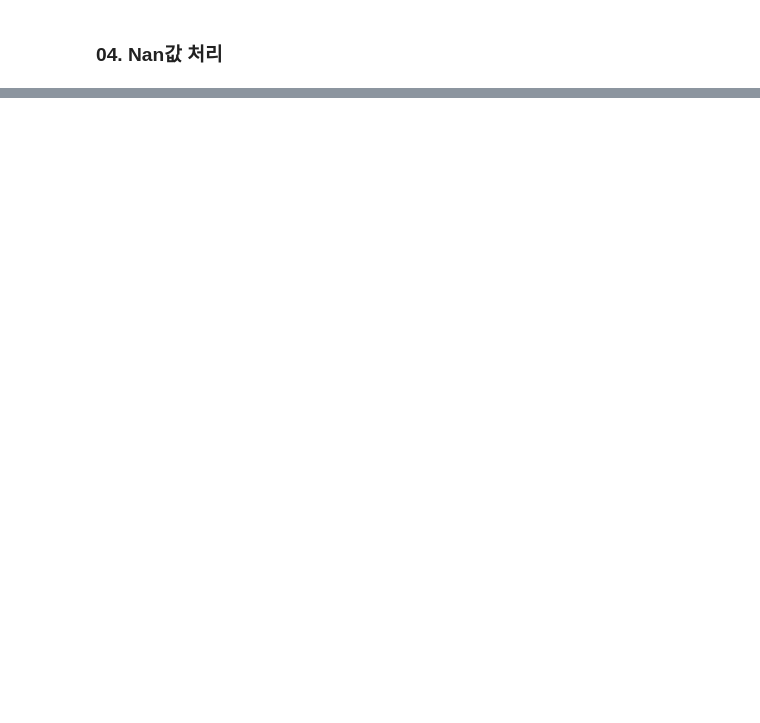
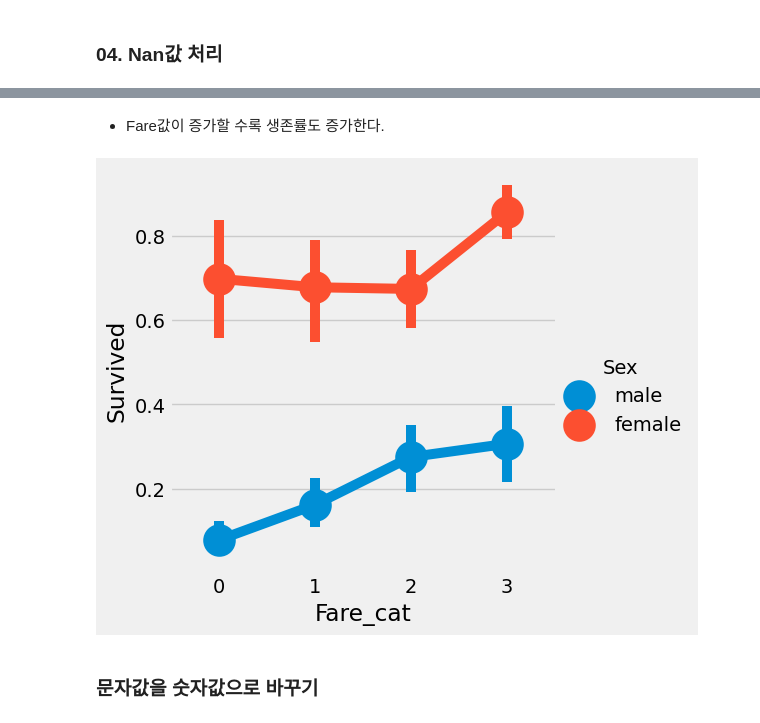
Before and after one commit to liayeoni/study, a Jupyter notebook: Kaggle/Kaggle-Titanic/Kaggle_Titanic.ipynb, the cells around one changed output, grey strips where cells are left out. Cells and saved outputs as stored; diff of their text form; code cells hidden in the pictures; blank space fills up the shorter version.

```diff
--- a/Kaggle/Kaggle-Titanic/Kaggle_Titanic.ipynb
+++ b/Kaggle/Kaggle-Titanic/Kaggle_Titanic.ipynb
@@ -463,0 +521,2 @@ Text(0.5, 1.0, 'Fares in Pclass 3')
+# %%
+df['Embarked'].fillna('S', inplace=True)
@@ -463,0 +535,7 @@ Text(0.5, 1.0, 'Fares in Pclass 3')
+# %%
+df['Age_band'] = 0
+df.loc[df['Age'] <= 16, 'Age_band'] = 0
+df.loc[(df['Age'] > 16) & (df['Age'] <= 32), 'Age_band'] = 1
+df.loc[(df['Age'] > 32) & (df['Age'] <= 48), 'Age_band'] = 2
+df.loc[(df['Age'] > 48) & (df['Age'] <= 64), 'Age_band'] = 3
+df.loc[df['Age'] > 64, 'Age_band'] = 4
@@ -463,0 +563,3 @@ Text(0.5, 1.0, 'Fares in Pclass 3')
+# %%
+df['Fare_Range'] = pd.qcut(df['Fare'], 4)
+df.groupby(['Fare_Range'])['Survived'].mean().to_frame().style.background_gradient(cmap='summer_r')
@@ -463,0 +573,15 @@ Text(0.5, 1.0, 'Fares in Pclass 3')
+# %% [markdown]
+- Fare값이 증가할 수록 생존률도 증가한다.
+# %%
+df['Fare_cat'] = 0
+df.loc[df['Fare'] <= 7.91, 'Fare_cat'] = 0
+df.loc[(df['Fare'] > 7.91) & (df['Fare'] <= 14.454), 'Fare_cat'] = 1
+df.loc[(df['Fare'] > 14.454) & (df['Fare'] <= 31), 'Fare_cat'] = 2
+df.loc[(df['Fare'] > 31) & (df['Fare'] <= 513), 'Fare_cat'] = 3
+# %%
+sns.catplot(x='Fare_cat', y='Survived', data=df, hue='Sex', kind = 'point')
+plt.show()
+# %% [output]
+[figure, added]
+# %% [markdown]
+### 문자값을 숫자값으로 바꾸기
```
Also changed, not shown: parts of 67 cells of this notebook.
